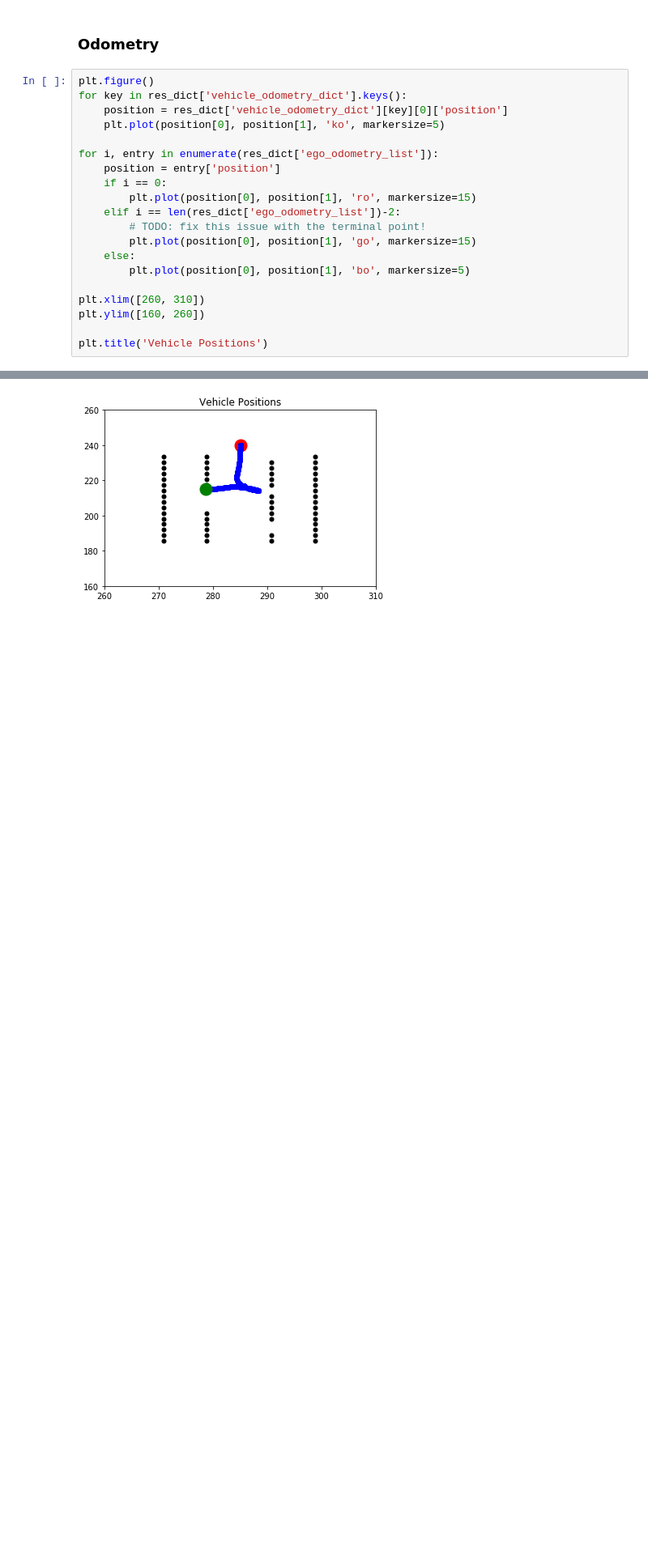
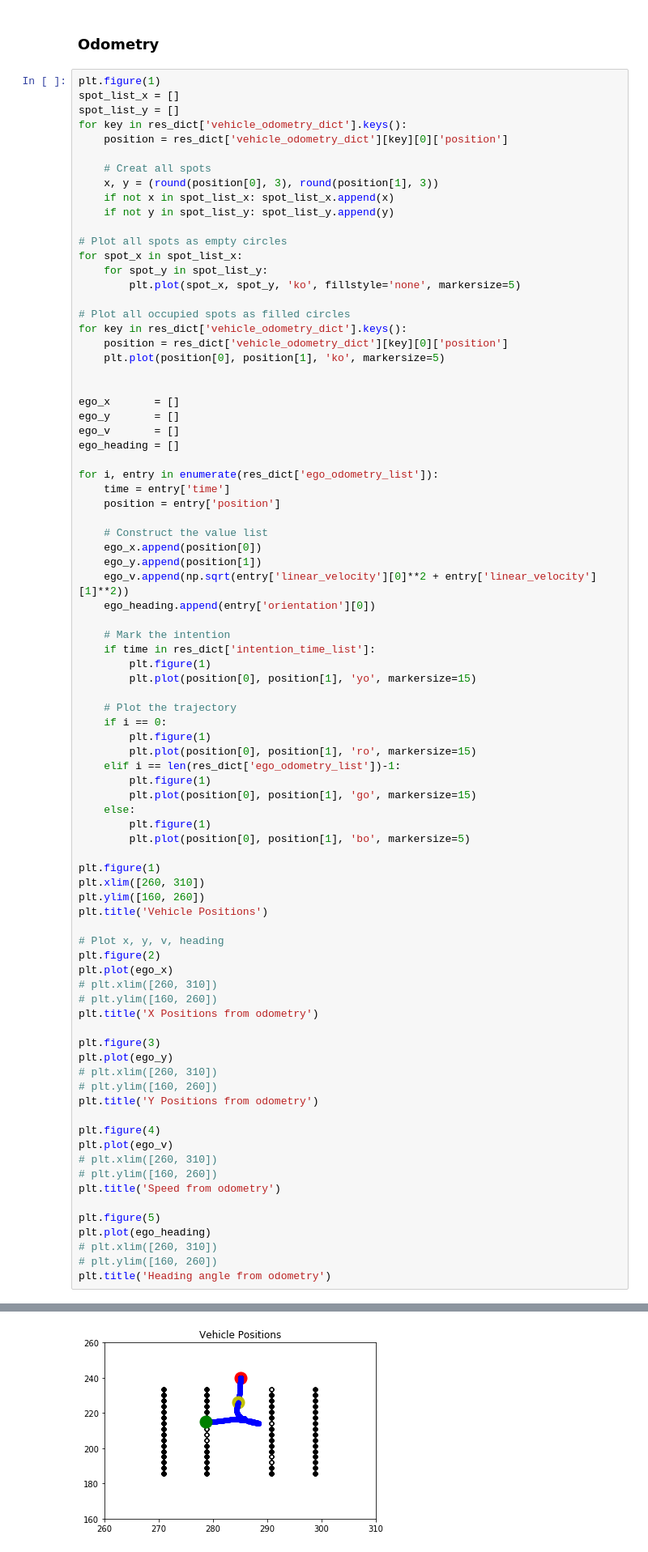
Before and after one commit to MPC-Berkeley/carla, a Jupyter notebook: PythonAPI/analysis/bag_visualization.ipynb, the cells around one changed output, grey strips where cells are left out. Shown at 81% size. Drawn from its saved outputs; the diff is of its cells as text; blank space fills up the shorter version.

Commit message:
XS: Empty spot plot, Odometry outlier check and plotting

```diff
--- a/PythonAPI/analysis/bag_visualization.ipynb
+++ b/PythonAPI/analysis/bag_visualization.ipynb
@@ -234,23 +236,86 @@ vehicle_object_lists
 # %% [markdown]
 ### Odometry
 # %%
-plt.figure()
+plt.figure(1)
+spot_list_x = []
+spot_list_y = []
+for key in res_dict['vehicle_odometry_dict'].keys():
+    position = res_dict['vehicle_odometry_dict'][key][0]['position']
+
+    # Creat all spots
+    x, y = (round(position[0], 3), round(position[1], 3))
+    if not x in spot_list_x: spot_list_x.append(x)
+    if not y in spot_list_y: spot_list_y.append(y)
+
+# Plot all spots as empty circles
+for spot_x in spot_list_x:
+    for spot_y in spot_list_y:
+        plt.plot(spot_x, spot_y, 'ko', fillstyle='none', markersize=5)
+
+# Plot all occupied spots as filled circles
 for key in res_dict['vehicle_odometry_dict'].keys():
     position = res_dict['vehicle_odometry_dict'][key][0]['position']
     plt.plot(position[0], position[1], 'ko', markersize=5)
 
+
+ego_x       = []
+ego_y       = []
+ego_v       = []
+ego_heading = []
+
 for i, entry in enumerate(res_dict['ego_odometry_list']):
+    time = entry['time']
     position = entry['position']
+
+    # Construct the value list
+    ego_x.append(position[0])
+    ego_y.append(position[1])
+    ego_v.append(np.sqrt(entry['linear_velocity'][0]**2 + entry['linear_velocity'][1]**2))
+    ego_heading.append(entry['orientation'][0])
+
+    # Mark the intention
+    if time in res_dict['intention_time_list']:
+        plt.figure(1)
+        plt.plot(position[0], position[1], 'yo', markersize=15)
+
+    # Plot the trajectory
     if i == 0:
+        plt.figure(1)
         plt.plot(position[0], position[1], 'ro', markersize=15)
-    elif i == len(res_dict['ego_odometry_list'])-2:
-        # TODO: fix this issue with the terminal point!
+    elif i == len(res_dict['ego_odometry_list'])-1:
+        plt.figure(1)
         plt.plot(position[0], position[1], 'go', markersize=15)
     else:
+        plt.figure(1)
         plt.plot(position[0], position[1], 'bo', markersize=5)
 
+plt.figure(1)
 plt.xlim([260, 310])
 plt.ylim([160, 260])
+plt.title('Vehicle Positions')
 
-plt.title('Vehicle Positions')
+# Plot x, y, v, heading
+plt.figure(2)
+plt.plot(ego_x)
+# plt.xlim([260, 310])
+# plt.ylim([160, 260])
+plt.title('X Positions from odometry')
+
+plt.figure(3)
+plt.plot(ego_y)
+# plt.xlim([260, 310])
+# plt.ylim([160, 260])
+plt.title('Y Positions from odometry')
+
+plt.figure(4)
+plt.plot(ego_v)
+# plt.xlim([260, 310])
+# plt.ylim([160, 260])
+plt.title('Speed from odometry')
+
+plt.figure(5)
+plt.plot(ego_heading)
+# plt.xlim([260, 310])
+# plt.ylim([160, 260])
+plt.title('Heading angle from odometry')
 # %% [output]
@@ -258 +323 @@ Text(0.5, 1.0, 'Vehicle Positions')
-[figure, old version]
+[figure, new version]
```
Also changed, not shown: parts of 4 cells of this notebook, 1 other file.
